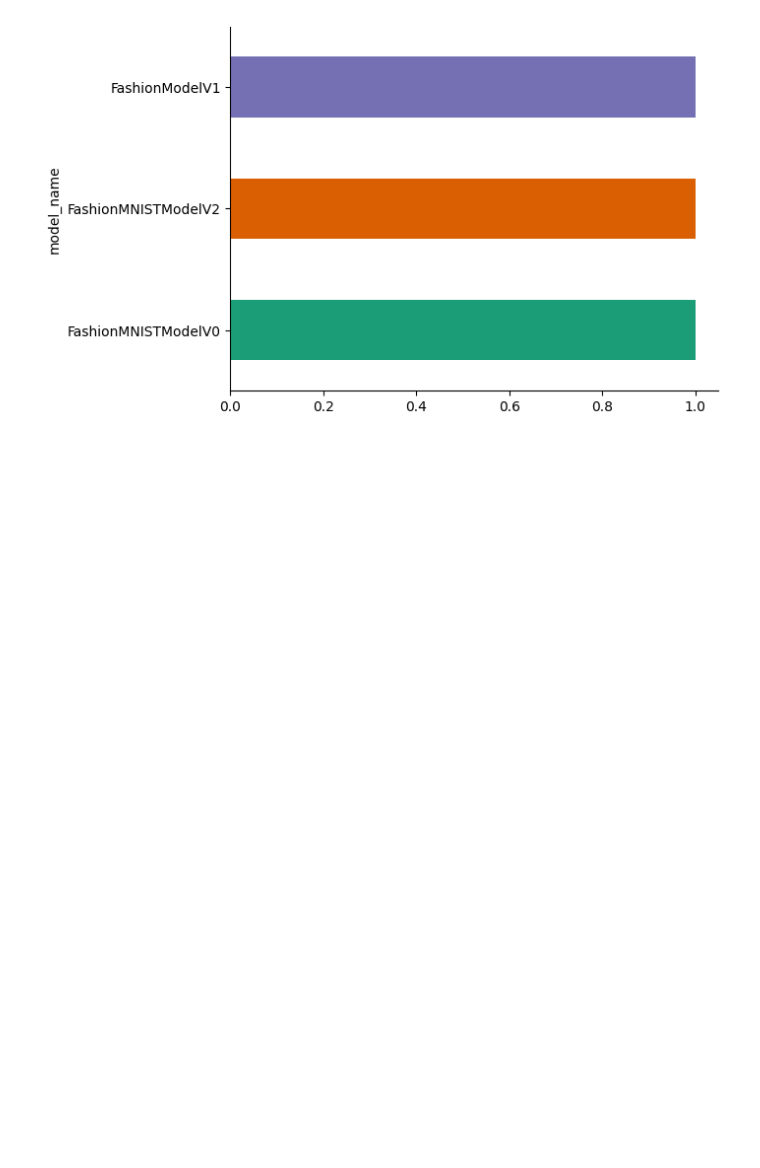
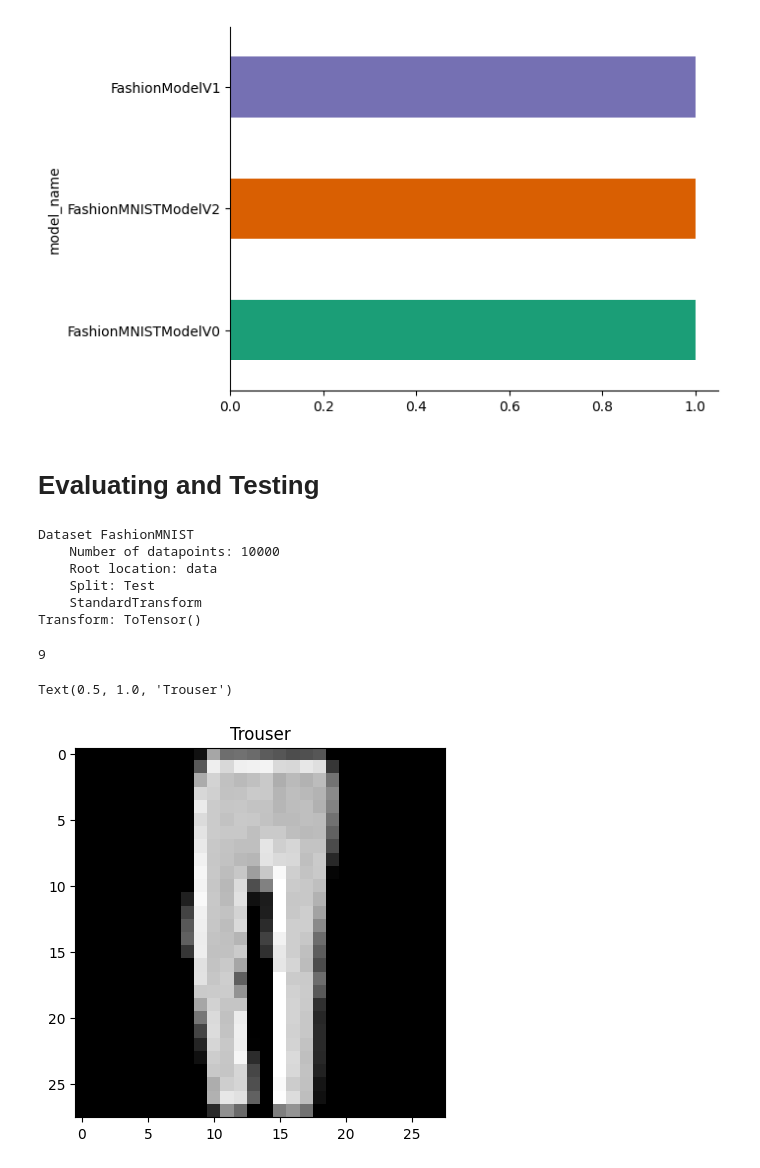
Before and after one commit to Hit07/ML-DL-Torch, a Jupyter notebook: Computer_Vision.ipynb, the cells around one changed output. Cells and saved outputs as stored; diff of their text form; code cells hidden in the pictures; blank space fills up the shorter version.

```diff
--- a/Computer_Vision.ipynb
+++ b/Computer_Vision.ipynb
@@ -660,3 +659,5 @@ comparing_model_results.groupby('model_name').size().plot(kind='barh', color=sns
 plt.gca().spines[['top', 'right',]].set_visible(False)
 # %% [output]
 [figure]
+# %% [markdown]
+# Evaluating and Testing
@@ -662,0 +673,27 @@ plt.gca().spines[['top', 'right',]].set_visible(False)
+# %%
+test_data
+# %% [output]
+Dataset FashionMNIST
+    Number of datapoints: 10000
+    Root location: data
+    Split: Test
+    StandardTransform
+Transform: ToTensor()
+# %%
+import random
+# torch.manual_seed(42)
+test_labels = []
+test_samples = []
+for sample,label in random.sample(list(test_data),k=9):
+  test_labels.append(label)
+  test_samples.append(sample)
+
+len(test_labels)
+# %% [output]
+9
+# %%
+plt.imshow(test_samples[0].squeeze(),cmap='gray')
+plt.title(class_name[test_labels[0]])
+# %% [output]
+Text(0.5, 1.0, 'Trouser')
+[figure, added]
```
Also changed, not shown: parts of 22 cells of this notebook.
